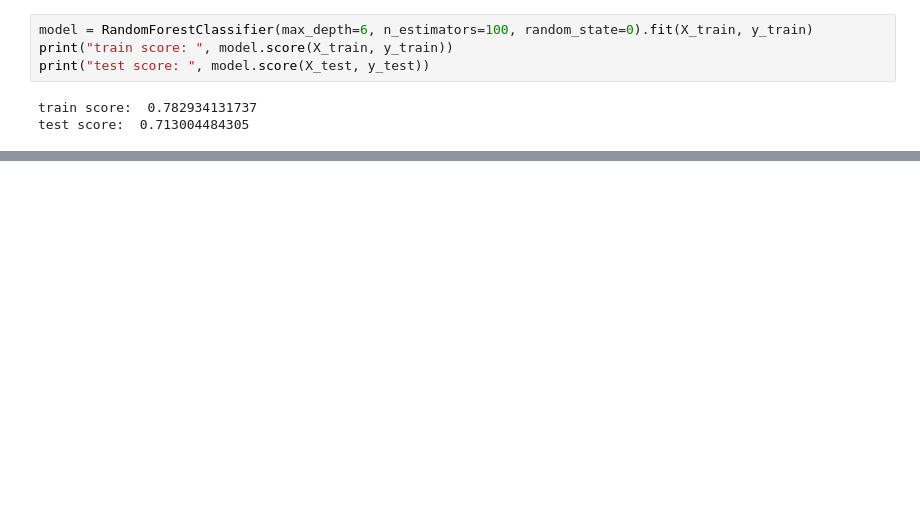
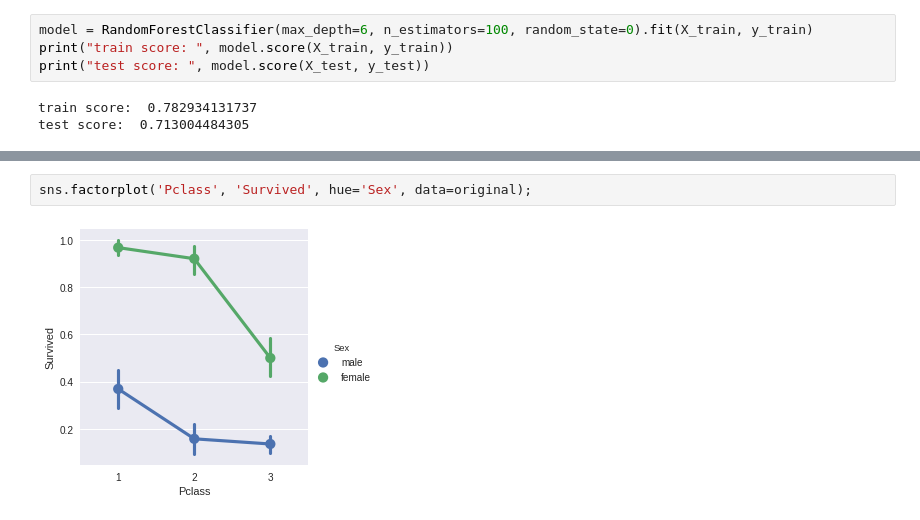
Before and after one commit to petarivanovv9/Machine-Learning-Course-FMI, a Jupyter notebook: titanic-kaggle-exercise.ipynb, the cells around one changed output, grey strips where cells are left out. Drawn from its saved outputs; the diff is of its cells as text; blank space fills up the shorter version.

```diff
--- a/titanic-kaggle-exercise.ipynb
+++ b/titanic-kaggle-exercise.ipynb
@@ -264,0 +314,4 @@ test score:  0.713004484305
+# %%
+sns.factorplot('Pclass', 'Survived', hue='Sex', data=original);
+# %% [output]
+[figure, added]
```
Also changed, not shown: parts of 22 cells of this notebook.
